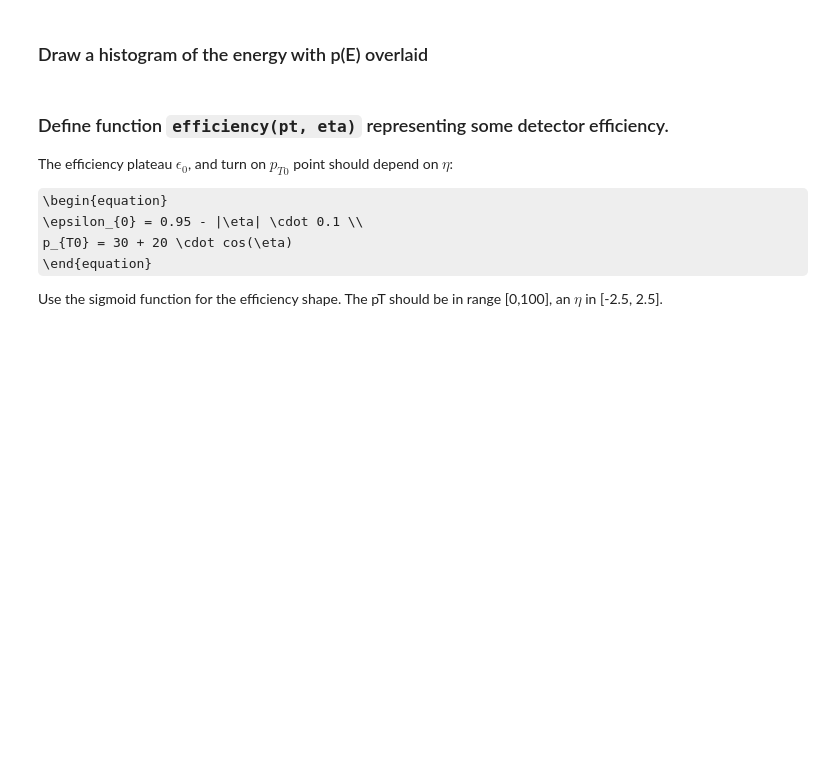
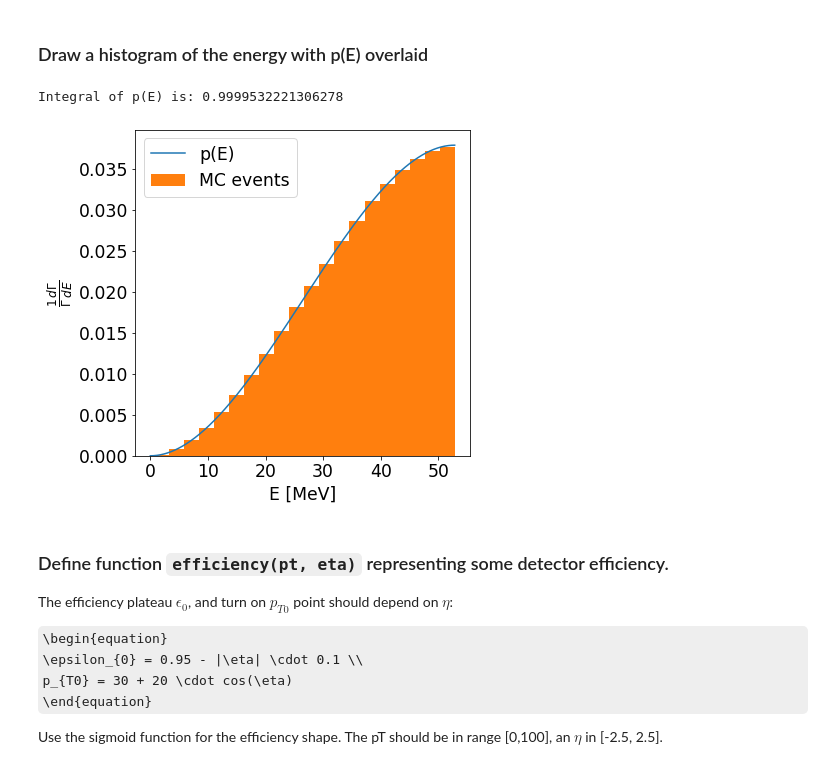
Before and after one commit to draczew23/Modern_Particle_Physics_Experiments, a Jupyter notebook: 02_Monte_Carlo_methods.ipynb, the cells around one changed output. Cells and saved outputs as stored; diff of their text form; code cells hidden in the pictures; some formulas as TeX source; blank space fills up the shorter version.

````diff
--- a/02_Monte_Carlo_methods.ipynb
+++ b/02_Monte_Carlo_methods.ipynb
@@ -105,11 +132,11 @@ ax.legend();
 # %%
 %%time
 
-nEvents = int(2E9)
+nEvents = int(2E6)
 events = e_max*np.random.random_sample(nEvents)
 x = np.random.random_sample(nEvents)
 p = dGamma_dE(events)
-#p = p/np.max(p)
+p = p/np.max(p)
 accept = x<p
 
 events = events[accept]
@@ -118,19 +150,22 @@ print("Accepted events fraction:\t",events.shape[0]/nEvents)
 # %% [markdown]
 ### Draw a histogram of the energy with p(E) overlaid
 # %%
-nPoints = 100
+nPoints = 10000
 e = np.linspace(0.0, e_max, nPoints)
 p = dGamma_dE(e)/Gamma_tot
 
 print("Integral of p(E) is:",np.sum(p)*e_max/nPoints)
 
 fig, ax = plt.subplots(figsize=(6, 6))
 
 ax.plot(e,p, label="p(E)");
 ax.hist(events,bins=20, density=True, label = "MC events")
 ax.set_xlabel("E [MeV]")
 ax.set_ylabel(r"$\frac{1}{\Gamma} \frac{d\Gamma}{dE}$")
 ax.legend();
+# %% [output]
+Integral of p(E) is: 0.9999532221306278
+[figure, added]
 # %% [markdown]
 ### Define function ```efficiency(pt, eta)``` representing some detector efficiency.
 
````
Also changed, not shown: parts of 11 cells of this notebook, 3 other files.
